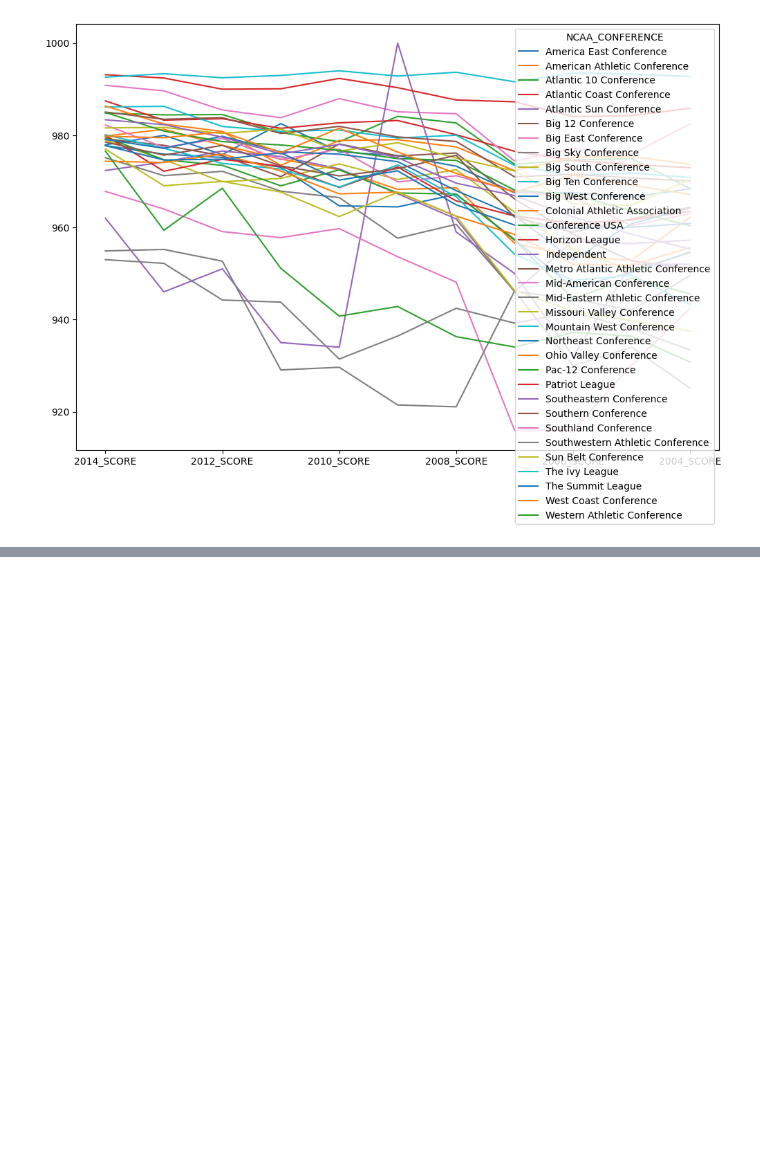
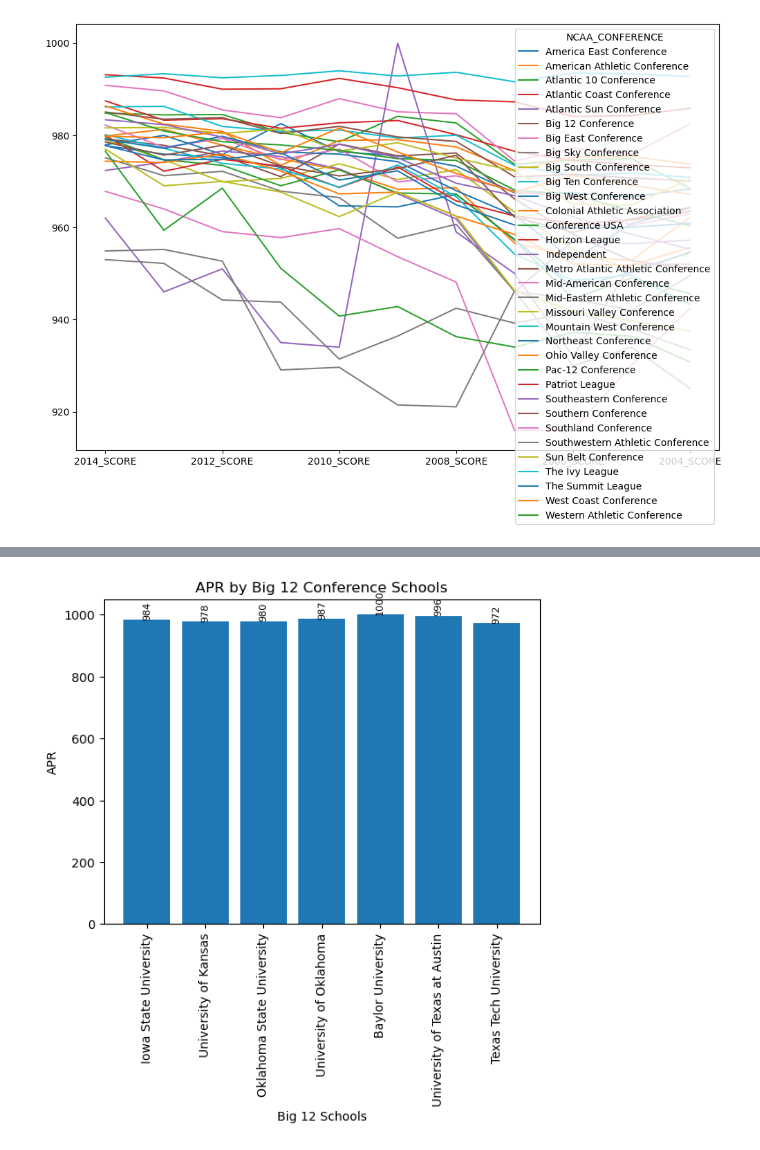
Before and after one commit to msmixj/Data-Analytics-Capstone, a Jupyter notebook: Data_Capstone_Project.ipynb, the cells around one changed output, grey strips where cells are left out. Drawn from its saved outputs; the diff is of its cells as text; code cells hidden in the pictures; blank space fills up the shorter version.

```diff
--- a/Data_Capstone_Project.ipynb
+++ b/Data_Capstone_Project.ipynb
@@ -207,0 +326,27 @@ data.groupby('NCAA_CONFERENCE')[['2014_SCORE','2013_SCORE','2012_SCORE','2011_SC
+# %%
+#Filtering data for various conferences
+#Big 12 Conference
+big12_sb = filtered_sb_data[filtered_sb_data['NCAA_CONFERENCE'] == 'Big 12 Conference']
+
+#Big Ten Conference
+big10_sb = filtered_sb_data[filtered_sb_data['NCAA_CONFERENCE'] == 'Big Ten Conference']
+
+#Missouri Valley Conference
+movalley_sb = filtered_sb_data[filtered_sb_data['NCAA_CONFERENCE'] == 'Missouri Valley Conference']
+# %%
+#Plotting Big 12 Conference APR's
+#Create the bar plot
+fig, ax = plt.subplots()
+bars = ax.bar(big12_sb['SCHOOL_NAME'], big12_sb['FOURYEAR_SCORE'])
+plt.xlabel('Big 12 Schools')
+plt.ylabel('APR')
+plt.title('APR by Big 12 Conference Schools')
+plt.xticks(rotation=90)
+
+#Add data values on top of the bars
+for bar in bars:
+    height = bar.get_height()
+    ax.text(bar.get_x() + bar.get_width() / 2, height, height, ha='center', va='bottom', rotation=90, fontsize=8)
+plt.show()
+# %% [output]
+[figure, added]
```
Also changed, not shown: parts of 11 cells of this notebook.
